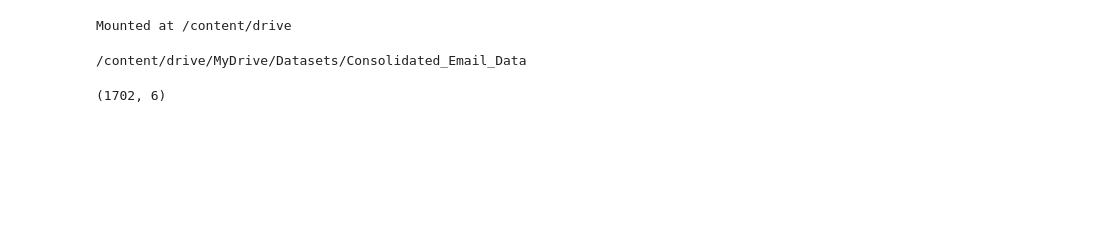
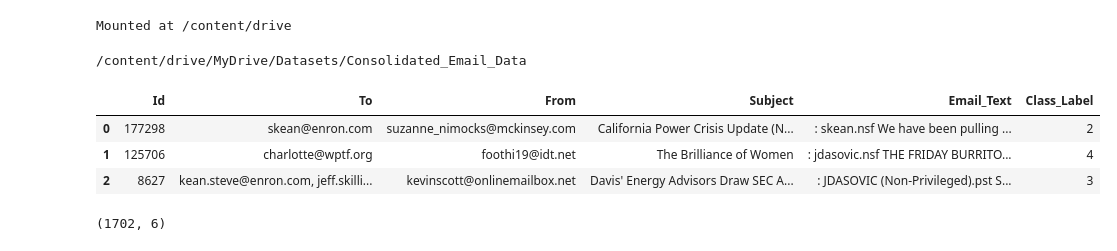
Before and after one commit to srinivas2234/VLabd_Assignment, a Jupyter notebook: Email_classification_Vlabs.ipynb, the cells around one changed output. Cells and saved outputs as stored; diff of their text form; code cells hidden in the pictures; blank space fills up the shorter version.

```diff
--- a/Email_classification_Vlabs.ipynb
+++ b/Email_classification_Vlabs.ipynb
@@ -115,6 +115,13 @@ for catsFile in os.listdir():
         #print(emailfilename,emailfilename[0])
         read_email_Text(emailfilename[0],class_labels)
         #break
+# %%
+email_df.head(3)
+# %% [output]
+|  | Id | To | From | Subject | Email_Text | Class_Label |
+| 0 | 177298 | skean@enron.com | suzanne_nimocks@mckinsey.com | California Power Crisis Update (N... | : skean.nsf We have been pulling ... | 2 |
+| 1 | 125706 | charlotte@wptf.org | foothi19@idt.net | The Brilliance of Women | : jdasovic.nsf THE FRIDAY BURRITO... | 4 |
+| 2 | 8627 | kean.steve@enron.com, jeff.skilli... | kevinscott@onlinemailbox.net | Davis' Energy Advisors Draw SEC A... | : JDASOVIC (Non-Privileged).pst S... | 3 |
 # %%
 email_df.shape
 # %% [output]
```
Also changed, not shown: parts of 11 cells of this notebook.
